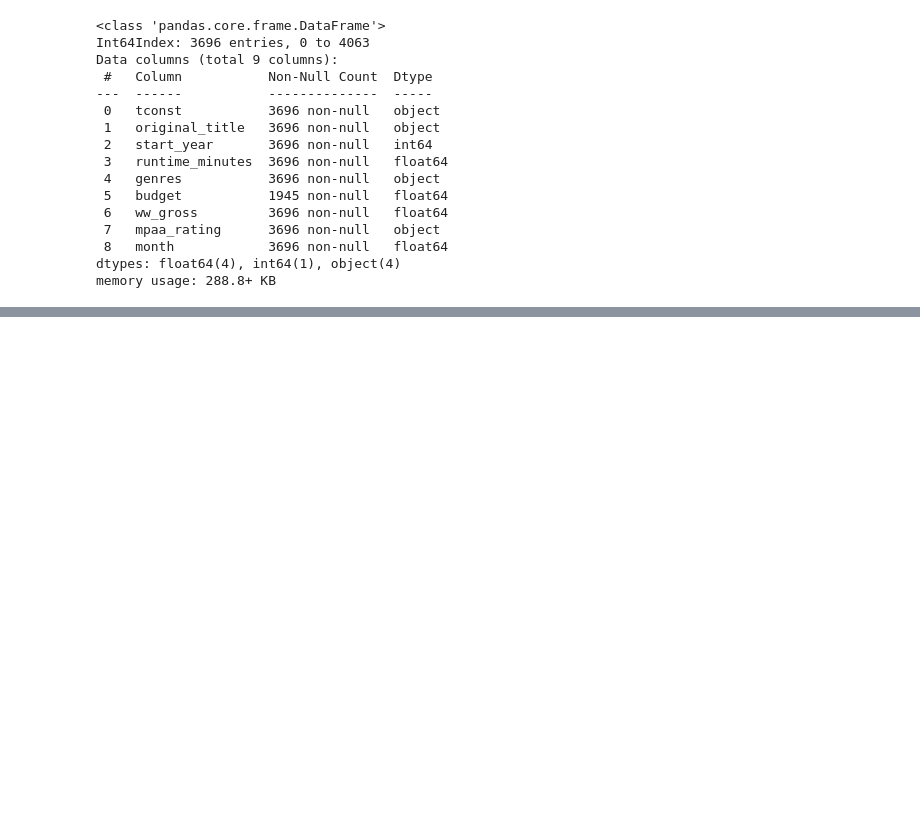
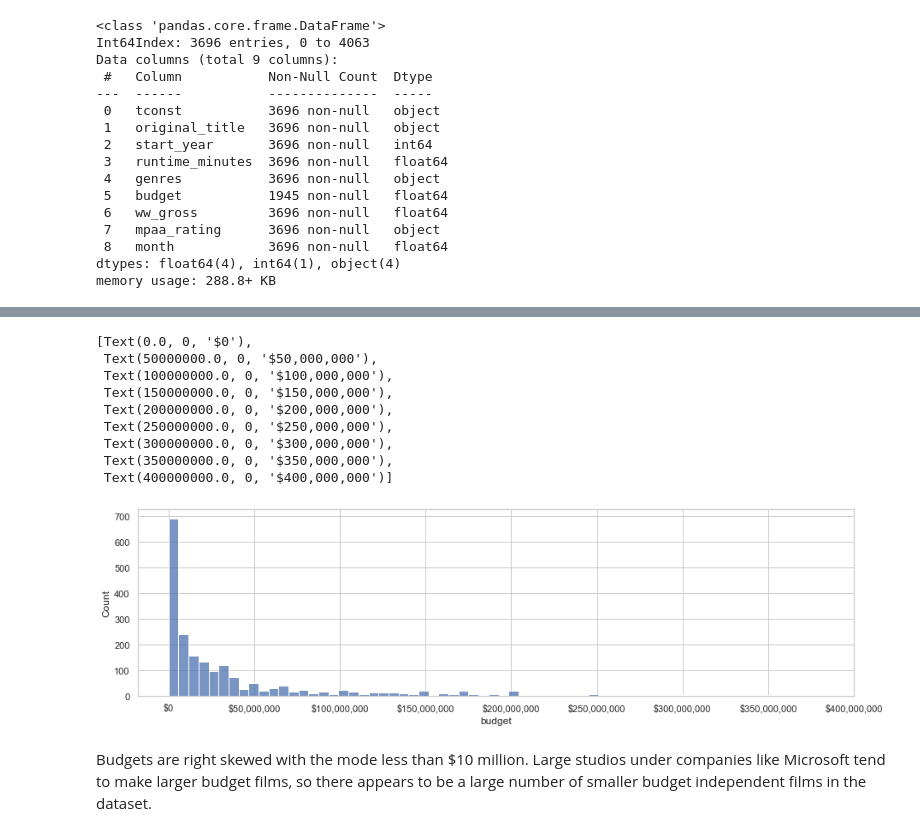
Before and after one commit to morganFitzg/dsc-phase-1-project, a Jupyter notebook: student.ipynb, the cells around one changed output, grey strips where cells are left out. Saved outputs shown, nothing was run; the diff lists cells and outputs as text; code cells hidden in the pictures; blank space fills up the shorter version.

```diff
--- a/student.ipynb
+++ b/student.ipynb
@@ -1571,3 +530,0 @@ y=y['ww_gross']
-# %%
-#create dummy variables for all three independent variables since they are categorical
-x=pd.get_dummies(x)
@@ -2067,26 +530,0 @@ hh_df.head()
-# %%
-#Plot median ROI for each MPAA rating for each high-budget/high-roi genre
-month_list=[str(x) for x in list(range(1,13))]
-rg=sns.catplot(kind='box', row='genres', x='month',y='roi',
-              data=hh_df, estimator=np.median, aspect=3,order=month_list)
-rg.set(ylim=(0,1500))
-
-#Calculate the number of observations per group and median to position labels
-hh_counts=hh_df.groupby(['genres','month']).count()['roi']
-hh_genres_list=['Sci-Fi','Adventure','Animation']
-
-nobs_list=[]
-for n in hh_genres_list:
-    for m in month_list:
-        try:
-            nobs_list.append(hh_counts[(n,m)])
-        except:
-            nobs_list.append(0)
-c=0
-for count, ax in enumerate(rg.axes.flat):
-    x=.025
-    for m in month_list:
-        ax.text(x,.75,'n='+ str(nobs_list[c]),transform=ax.transAxes,
-                fontsize=20,bbox=dict(boxstyle='square',facecolor='white'))
-        c+=1
-        x+=.083
@@ -2115,0 +549,5 @@ Questions to consider:
+# %%
+#pull out movies with non-null budget
+prof_df=movies.copy()
+prof_df=prof_df[prof_df['budget'].notnull()]
+prof_df.info()
@@ -2115,0 +571,22 @@ Questions to consider:
+# %%
+#Examine distribution of budgets using histogram
+plt.figure(figsize=(15,4))
+sns.set_style('whitegrid')
+b=sns.histplot(data=prof_df,x='budget')
+ticks=b.get_xticks().tolist()
+b.xaxis.set_ticks(ticks[1:])
+xlabels=['$'+'{:,.0f}'.format(x) for x in ticks[1:]]
+b.set_xticklabels(xlabels)
+# %% [output]
+[Text(0.0, 0, '$0'),
+ Text(50000000.0, 0, '$50,000,000'),
+ Text(100000000.0, 0, '$100,000,000'),
+ Text(150000000.0, 0, '$150,000,000'),
+ Text(200000000.0, 0, '$200,000,000'),
+ Text(250000000.0, 0, '$250,000,000'),
+ Text(300000000.0, 0, '$300,000,000'),
+ Text(350000000.0, 0, '$350,000,000'),
+ Text(400000000.0, 0, '$400,000,000')]
+[figure, added]
+# %% [markdown]
+Budgets are right skewed with the mode less than $10 million. Large studios under companies like Microsoft tend to make larger budget films, so there appears to be a large number of smaller budget independent films in the dataset.
```
Also changed, not shown: parts of 260 cells of this notebook, 8 other files.
